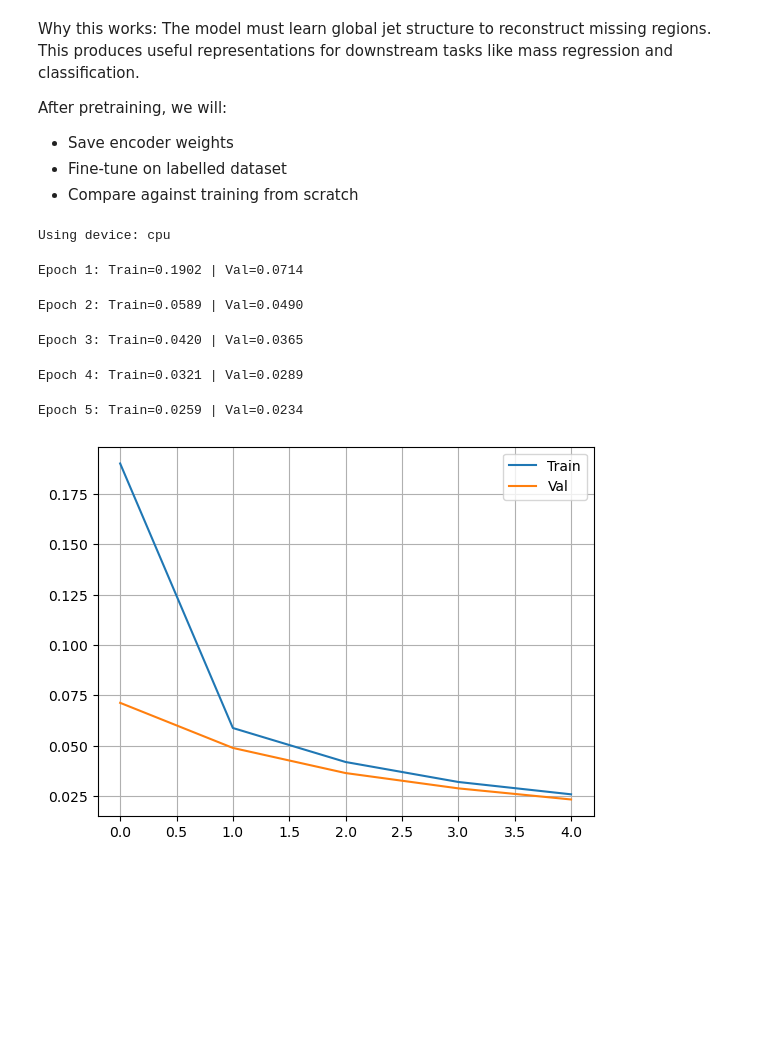
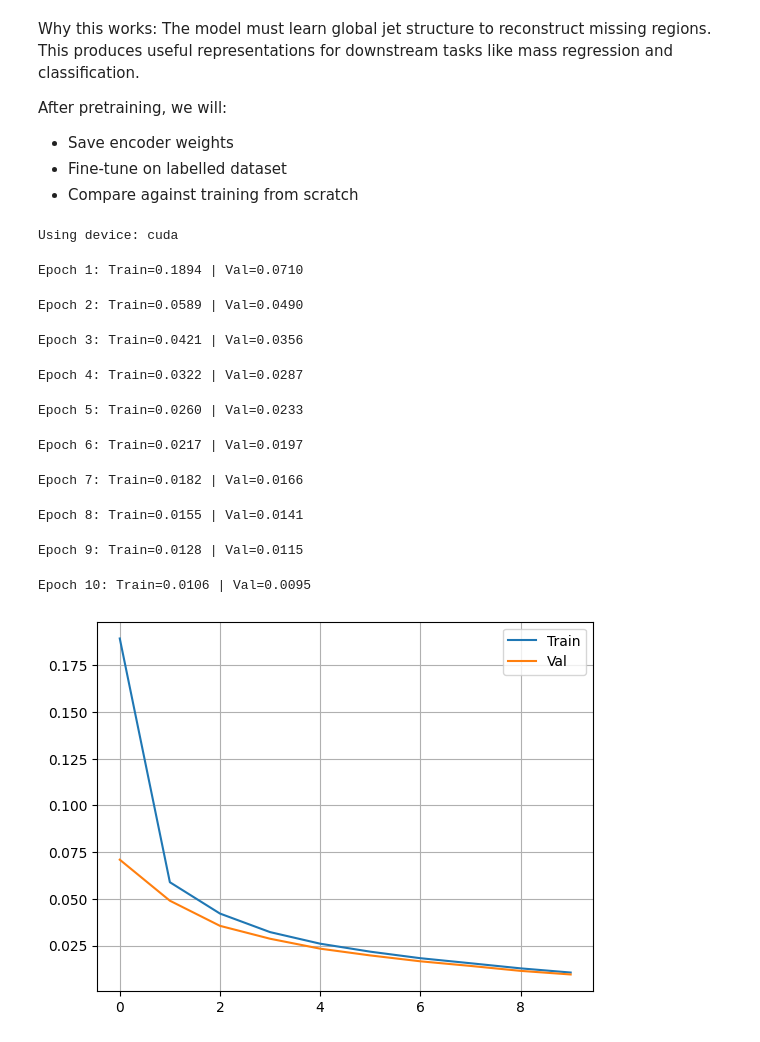
Before and after one commit to Sanchay117/GSOC_2026_ML4SCI_Vision_Transformer_Test, a Jupyter notebook: model.ipynb, the cells around one changed output. Cells and saved outputs as stored; diff of their text form; code cells hidden in the pictures; blank space fills up the shorter version.

```diff
--- a/model.ipynb
+++ b/model.ipynb
@@ -329,7 +329,7 @@ print("Using device:", device)
 model = MAE().to(device)
 opt = torch.optim.Adam(model.parameters(), lr=1e-4)
 
-epochs = 5
+epochs = 10
 train_history = []
 val_history = []
 
@@ -349,36 +349,41 @@ for epoch in range(epochs):
         opt.step()
 
         train_loss += loss.item()
         loop.set_postfix(loss=loss.item())
 
     train_loss /= len(train_loader)
     train_history.append(train_loss)
 
     model.eval()
     val_loss = 0
     with torch.no_grad():
         for batch in val_loader:
             batch = batch.to(device)
             loss = model(batch)
             val_loss += loss.item()
 
     val_loss /= len(val_loader)
     val_history.append(val_loss)
 
     print(f"Epoch {epoch+1}: Train={train_loss:.4f} | Val={val_loss:.4f}")
 
 torch.save(model.encoder.state_dict(), "pretrained_encoder.pt")
 
 plt.plot(train_history, label="Train")
 plt.plot(val_history, label="Val")
 plt.legend()
 plt.grid(True)
 plt.show()
 # %% [output]
-Using device: cpu
+Using device: cuda
-Epoch 1: Train=0.1902 | Val=0.0714
+Epoch 1: Train=0.1894 | Val=0.0710
 Epoch 2: Train=0.0589 | Val=0.0490
-Epoch 3: Train=0.0420 | Val=0.0365
+Epoch 3: Train=0.0421 | Val=0.0356
-Epoch 4: Train=0.0321 | Val=0.0289
+Epoch 4: Train=0.0322 | Val=0.0287
-Epoch 5: Train=0.0259 | Val=0.0234
+Epoch 5: Train=0.0260 | Val=0.0233
+Epoch 6: Train=0.0217 | Val=0.0197
+Epoch 7: Train=0.0182 | Val=0.0166
+Epoch 8: Train=0.0155 | Val=0.0141
+Epoch 9: Train=0.0128 | Val=0.0115
+Epoch 10: Train=0.0106 | Val=0.0095
-[figure, old version]
+[figure, new version]
```
Also changed, not shown: parts of 7 cells of this notebook, 1 other file.
